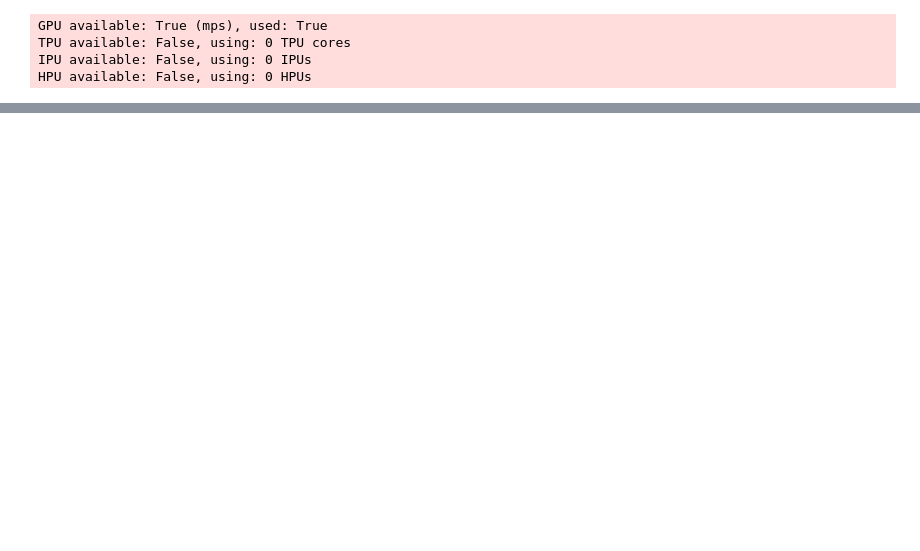
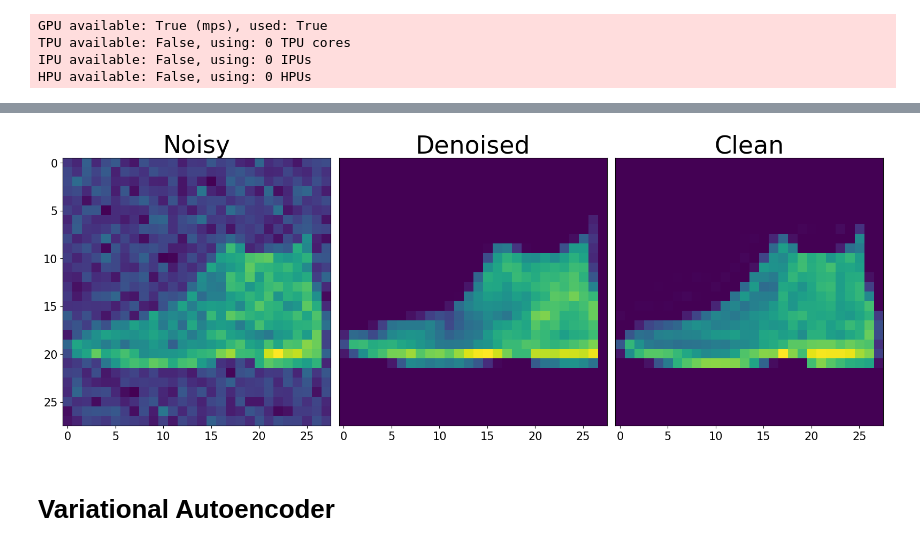
Before and after one commit to j-p-terry/uga_grad_physics_ml, a Jupyter notebook: Notebooks/autoencoders.ipynb, the cells around one changed output, grey strips where cells are left out. Saved outputs shown, nothing was run; the diff lists cells and outputs as text; code cells hidden in the pictures; blank space fills up the shorter version.

```diff
--- a/Notebooks/autoencoders.ipynb
+++ b/Notebooks/autoencoders.ipynb
@@ -822,0 +875,41 @@ Missing logger folder: ae_logs/simple_mnist_fashion_ae
+# %%
+def plot_image_panel(images: list, labels: list=["Noisy", "Denoised", "Clean"], cmap: str='viridis', show_ticks: bool=True):
+
+    '''Plots a 3x1 panel of images'''
+
+    mplrc('xtick', labelsize=ticks)
+    mplrc('ytick', labelsize=ticks)
+    mplrc('axes', titlesize=titles)
+
+    fig, axs = plt.subplots(nrows=1, ncols=3, figsize=(16., 12.))
+
+    for (i, image) in enumerate(images):
+        ax = axs[i]
+
+        ax.imshow(image, cmap=cmap)
+        if len(labels) > i and labels[i] != '':
+            ax.set_title(labels[i])
+
+        if not show_ticks:
+            ax.set_xticks([])
+            ax.set_yticks([])
+        elif i > 0:
+            ax.set_yticks([])
+
+    plt.tight_layout()
+
+    plt.show()
+# %%
+### Do inference on test set
+## need to turn into torch tensor first
+# X_test_infer = torch.from_numpy(X_test).float()
+X_noisy_test_infer = torch.from_numpy(noisy_X_test).float()
+# %%
+X_noisy_pred_tensor = model(X_noisy_test_infer)
+# %%
+X_noisy_pred = X_noisy_pred_tensor.detach().cpu().numpy()
+# %%
+i = 0
+plot_image_panel([noisy_X_test[i].squeeze(), X_noisy_pred[i].squeeze(), X_test[i].squeeze()])
+# %% [output]
+[figure, added]
@@ -822,0 +921,2 @@ Missing logger folder: ae_logs/simple_mnist_fashion_ae
+# %% [markdown]
+# Variational Autoencoder
```
Also changed, not shown: parts of 31 cells of this notebook.
